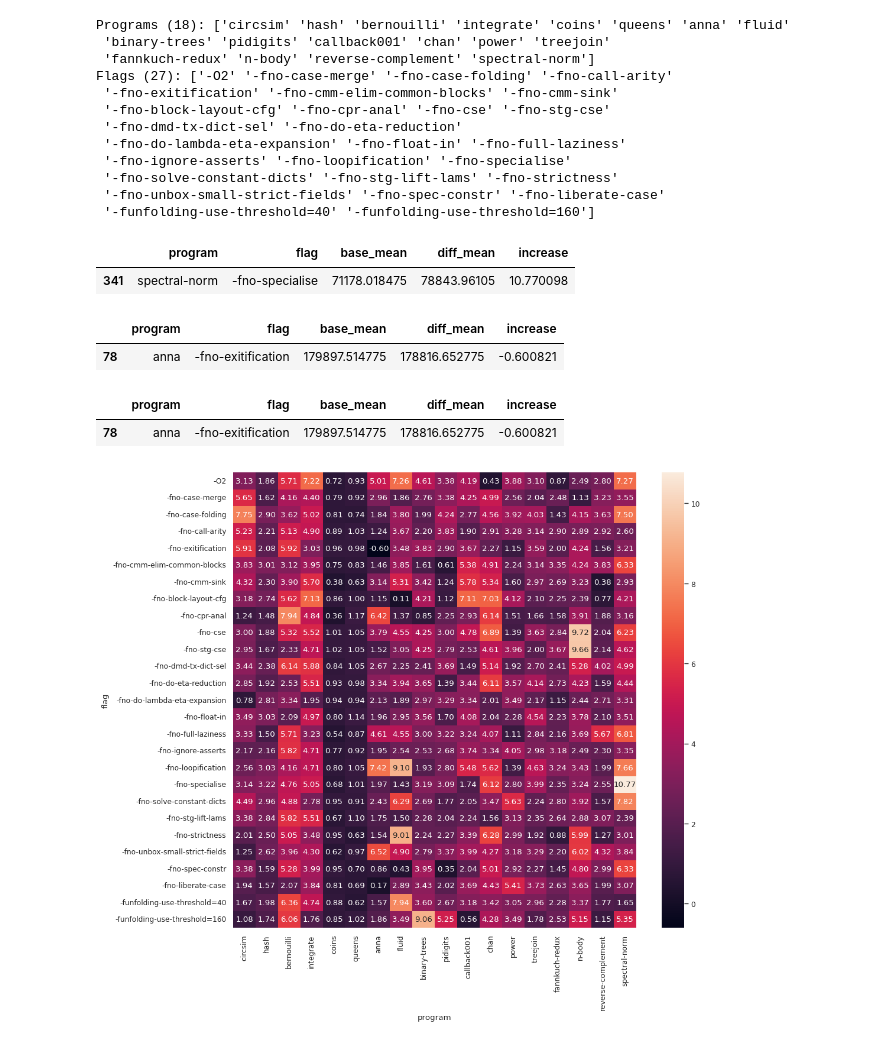
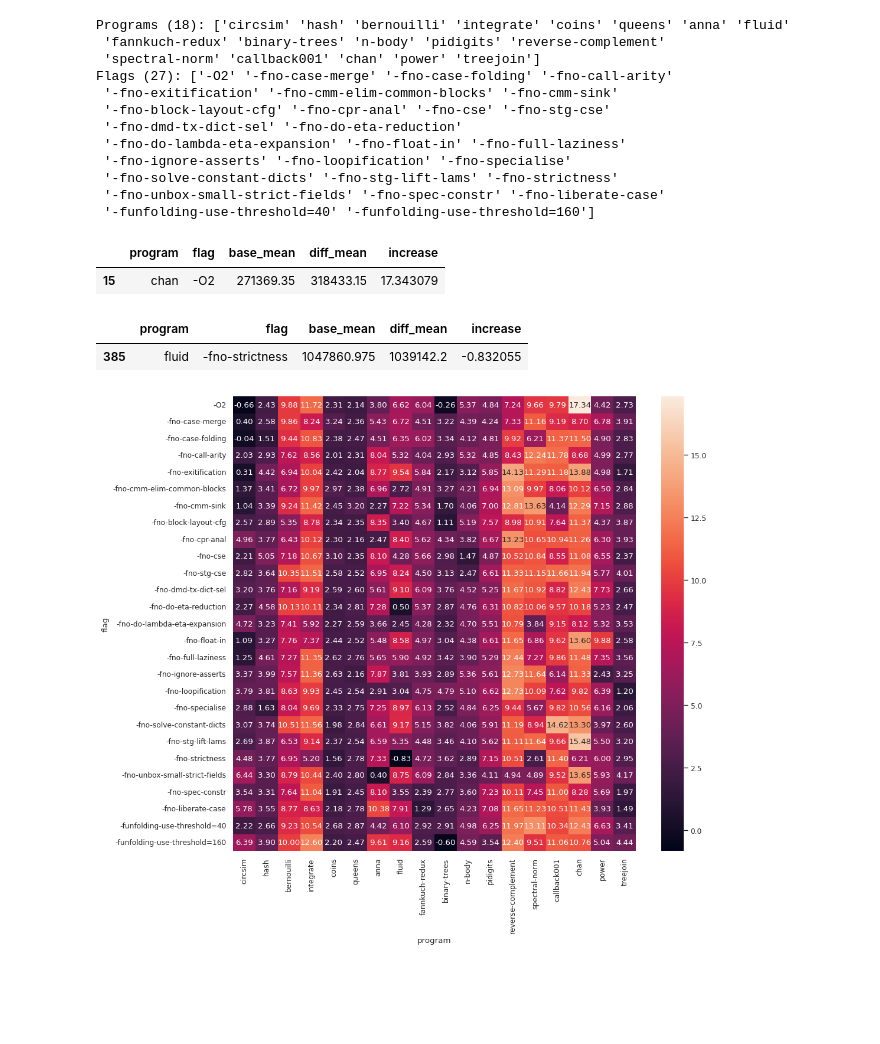
Before and after one commit to bernas670/ghc-energy, a Jupyter notebook: stats/temps.ipynb, the cells around one changed output. Drawn from its saved outputs; the diff is of its cells as text; code cells hidden in the pictures; blank space fills up the shorter version.

Commit message:
Updated notebooks and figures

```diff
--- a/stats/temps.ipynb
+++ b/stats/temps.ipynb
@@ -32,16 +30,24 @@ data_files_65 = [
 df_65 = pd.concat(map(lambda file: pd.read_csv(file), data_files_65))
 df_65['total_energy'] = df_65['pkg_energy'] + df_65['dram_energy']
 
+data_files_55 = [
+    '../data/results_55_1.csv',
+    '../data/results_55_2.csv'
+]
+
+df_55 = pd.concat(map(lambda file: pd.read_csv(file), data_files_55))
+df_55['total_energy'] = df_55['pkg_energy'] + df_55['dram_energy']
+
 # display(df.head(5))
 
-progs = df_45['program'].unique()
+progs = df_55['program'].unique()
 print(f"Programs ({len(progs)}): {progs}")
-flags = df_45['flag'].unique()
+flags = df_55['flag'].unique()
 print(f"Flags ({len(flags)}): {flags}")
 # %% [output]
 Programs (18): ['circsim' 'hash' 'bernouilli' 'integrate' 'coins' 'queens' 'anna' 'fluid'
- 'binary-trees' 'pidigits' 'callback001' 'chan' 'power' 'treejoin'
- 'fannkuch-redux' 'n-body' 'reverse-complement' 'spectral-norm']
+ 'fannkuch-redux' 'binary-trees' 'n-body' 'pidigits' 'reverse-complement'
+ 'spectral-norm' 'callback001' 'chan' 'power' 'treejoin']
 Flags (27): ['-O2' '-fno-case-merge' '-fno-case-folding' '-fno-call-arity'
  '-fno-exitification' '-fno-cmm-elim-common-blocks' '-fno-cmm-sink'
  '-fno-block-layout-cfg' '-fno-cpr-anal' '-fno-cse' '-fno-stg-cse'
@@ -52,13 +58,13 @@ Flags (27): ['-O2' '-fno-case-merge' '-fno-case-folding' '-fno-call-arity'
  '-fno-unbox-small-strict-fields' '-fno-spec-constr' '-fno-liberate-case'
  '-funfolding-use-threshold=40' '-funfolding-use-threshold=160']
 # %%
-def calculate_increase(column):
+def calculate_increase(df1, df2, column):
     new_dataframe = []
 
     for flag in flags:
         for prog in progs:
-            base_mean = df_45[(df_45['flag'] == flag) & (df_45['program'] == prog)][column].mean()
-            diff_mean = df_65[(df_65['flag'] == flag) & (df_65['program'] == prog)][column].mean()
+            base_mean = df1[(df1['flag'] == flag) & (df1['program'] == prog)][column].mean()
+            diff_mean = df2[(df2['flag'] == flag) & (df2['program'] == prog)][column].mean()
 
             increase = ((diff_mean - base_mean) / base_mean) * 100
 
@@ -66,27 +72,26 @@ def calculate_increase(column):
 
     return pd.DataFrame(new_dataframe, columns=['program', 'flag', 'base_mean', 'diff_mean', 'increase'])
 # %%
-increase_df = calculate_increase(data_col)
+data_col = 'total_energy'
+increase_df = calculate_increase(df_55, df_65, data_col)
 
 display(increase_df[increase_df.increase == increase_df.increase.max()])
 display(increase_df[increase_df.increase == increase_df.increase.min()])
 
-display(increase_df[increase_df.increase <= 0])
+# display(increase_df[increase_df.increase <= 0])
 
 plt.figure(figsize=(11,10))
 ax = sns.heatmap(
     data = increase_df.pivot_table(index='flag', columns='program', values='increase', sort=False),
     annot = increase_df.pivot_table(index='flag', columns='program', values='increase', sort=False),
     fmt='.2f'
 )
 
-plt.savefig(f"../charts/{data_col}_temperature_heat.pdf", bbox_inches='tight')
+# plt.savefig(f"../charts/{data_col}_temperature_heat.pdf", bbox_inches='tight')
 plt.show()
 # %% [output]
 |  | program | flag | base_mean | diff_mean | increase |
-| 341 | spectral-norm | -fno-specialise | 71178.018475 | 78843.96105 | 10.770098 |
+| 15 | chan | -O2 | 271369.35 | 318433.15 | 17.343079 |
 |  | program | flag | base_mean | diff_mean | increase |
-| 78 | anna | -fno-exitification | 179897.514775 | 178816.652775 | -0.600821 |
+| 385 | fluid | -fno-strictness | 1047860.975 | 1039142.2 | -0.832055 |
-|  | program | flag | base_mean | diff_mean | increase |
-| 78 | anna | -fno-exitification | 179897.514775 | 178816.652775 | -0.600821 |
-[figure, old version]
+[figure, new version]
```
Also changed, not shown: parts of 7 cells of this notebook, 29 other files.
